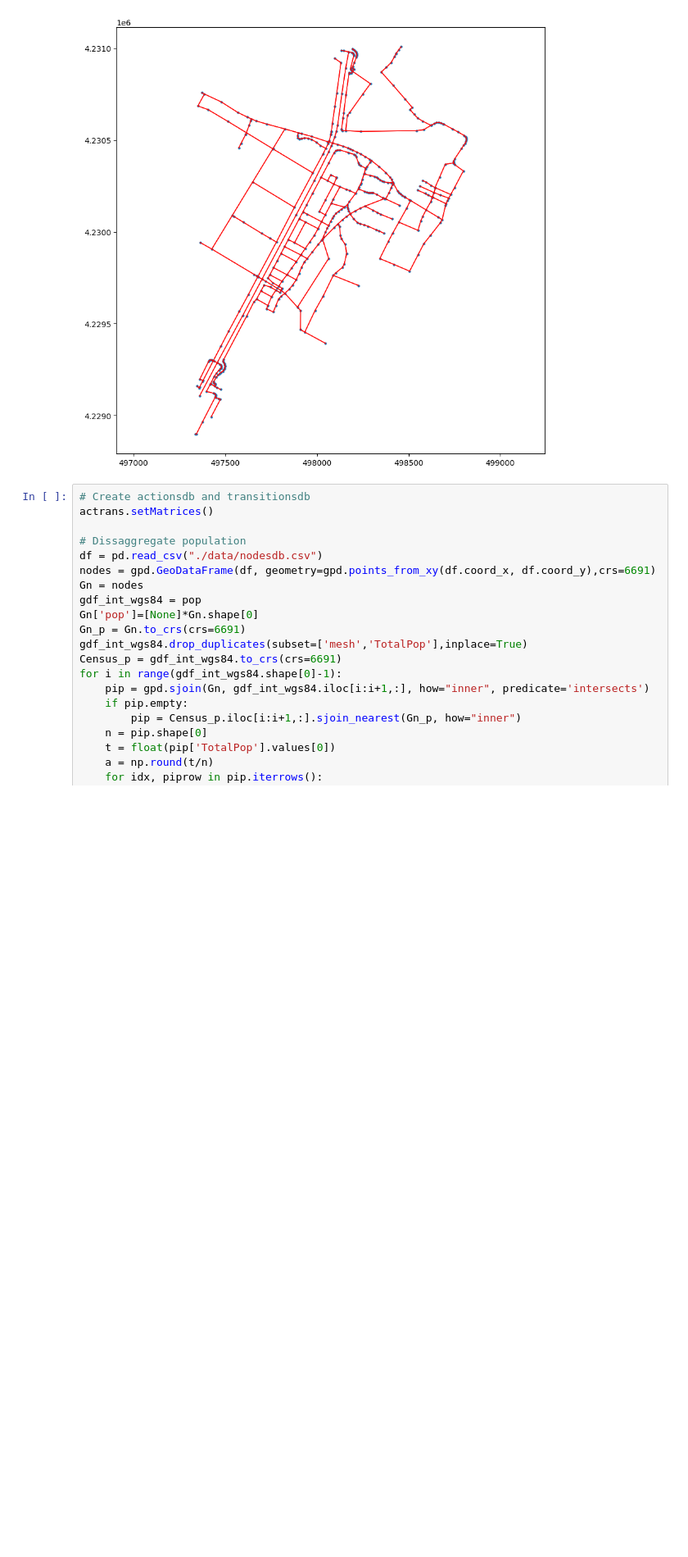
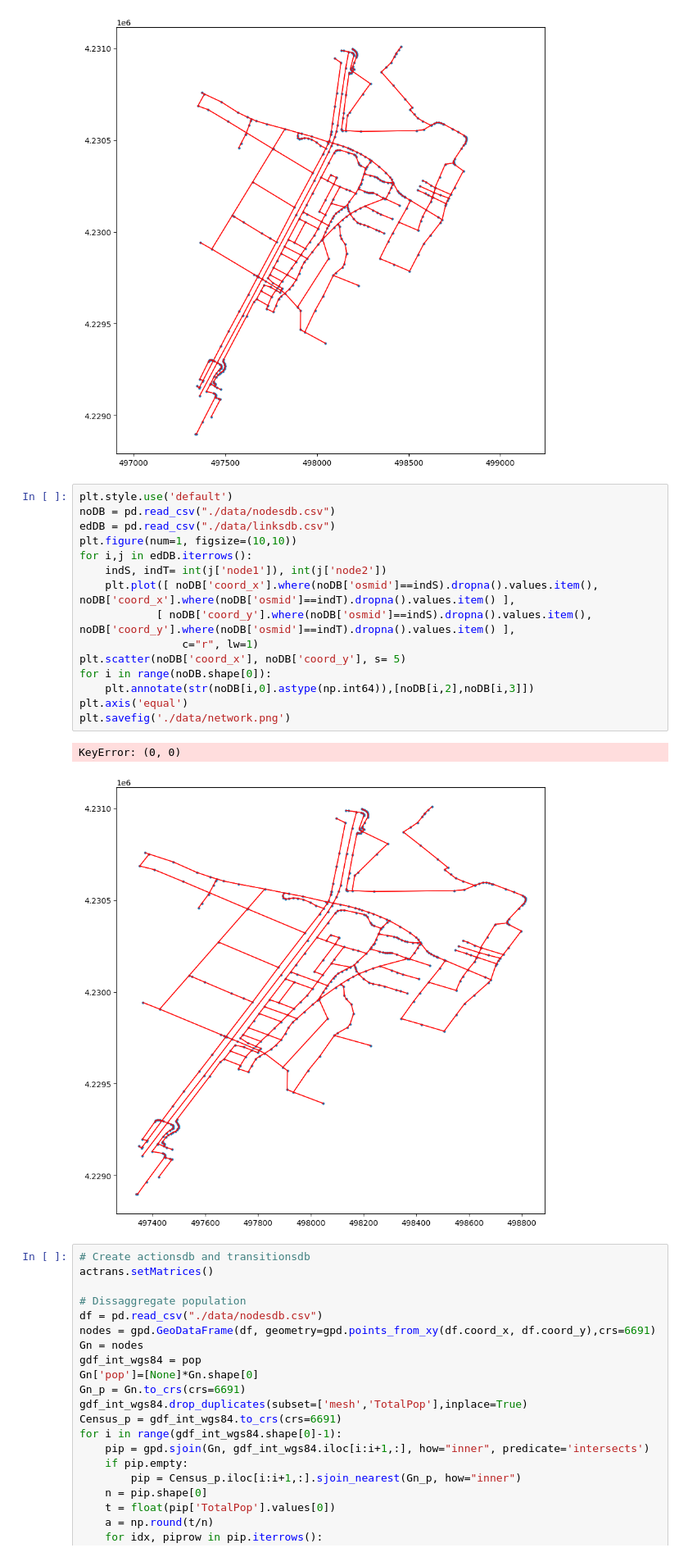
Before and after one commit to erick2307/tsuevac, a Jupyter notebook: app/setup/preProcess.ipynb, the cells around one changed output. Shown at 82% size. Drawn from its saved outputs; the diff is of its cells as text; blank space fills up the shorter version.

```diff
--- a/app/setup/preProcess.ipynb
+++ b/app/setup/preProcess.ipynb
@@ -411,6 +419,24 @@ createLinksAndNodes(G, shelters, plot=True)
 Warning!: No shelters!
 correct here!
 [figure]
+# %%
+plt.style.use('default')
+noDB = pd.read_csv("./data/nodesdb.csv")
+edDB = pd.read_csv("./data/linksdb.csv")
+plt.figure(num=1, figsize=(10,10))
+for i,j in edDB.iterrows():
+    indS, indT= int(j['node1']), int(j['node2'])
+    plt.plot([ noDB['coord_x'].where(noDB['osmid']==indS).dropna().values.item(), noDB['coord_x'].where(noDB['osmid']==indT).dropna().values.item() ],
+            [ noDB['coord_y'].where(noDB['osmid']==indS).dropna().values.item(), noDB['coord_y'].where(noDB['osmid']==indT).dropna().values.item() ],
+                c="r", lw=1)
+plt.scatter(noDB['coord_x'], noDB['coord_y'], s= 5)
+for i in range(noDB.shape[0]):
+    plt.annotate(str(noDB[i,0].astype(np.int64)),[noDB[i,2],noDB[i,3]])
+plt.axis('equal')
+plt.savefig('./data/network.png')
+# %% [output]
+KeyError: (0, 0)
+[figure, added]
 # %%
 # Create actionsdb and transitionsdb
 actrans.setMatrices()
```
Also changed, not shown: parts of 3 cells of this notebook.
